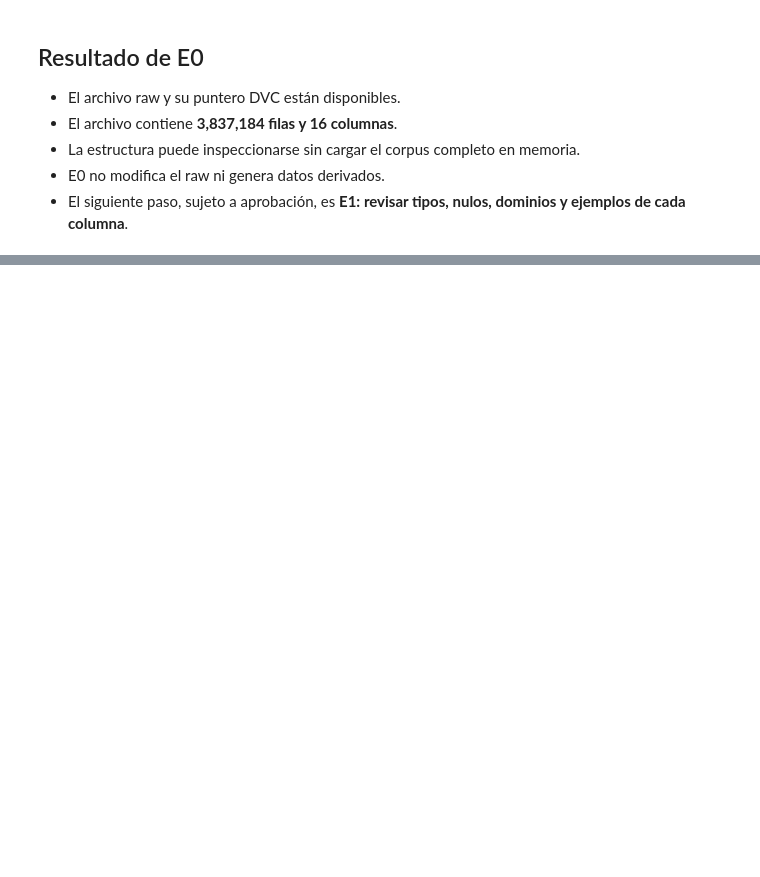
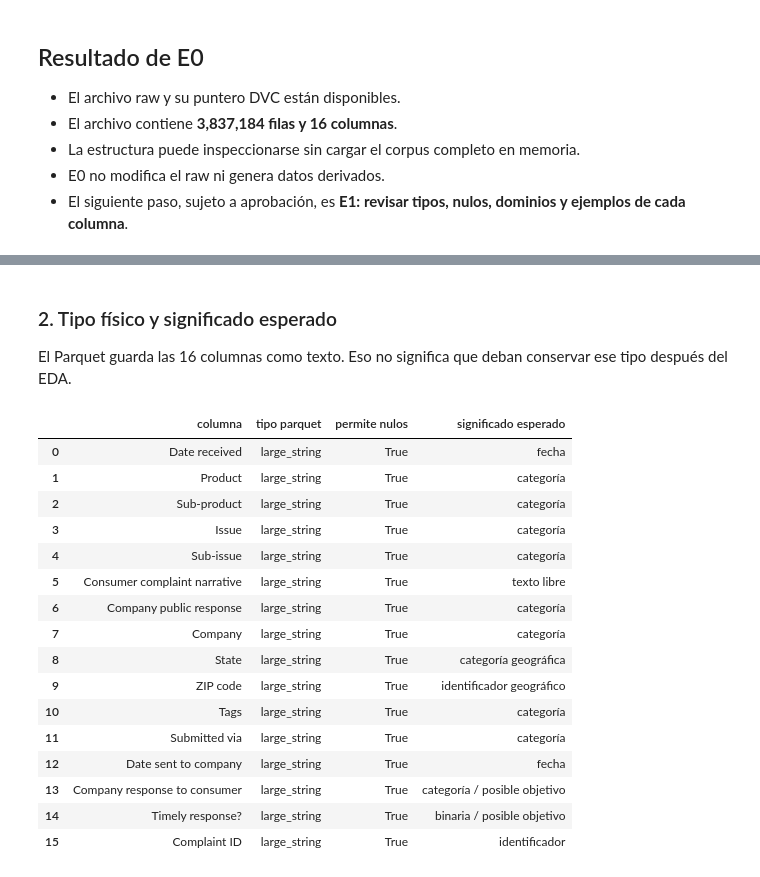
Before and after one commit to Codenid/capstone-claims-triage, a Jupyter notebook: notebooks/01_eda.ipynb, the cells around one changed output, grey strips where cells are left out. Cells and saved outputs as stored; diff of their text form; code cells hidden in the pictures; blank space fills up the shorter version.

Commit message:
Profile complaint schema

```diff
--- a/notebooks/01_eda.ipynb
+++ b/notebooks/01_eda.ipynb
@@ -146,0 +194,45 @@ display(sample.T)
+# %% [markdown]
+### 2. Tipo físico y significado esperado
+
+El Parquet guarda las 16 columnas como texto. Eso no significa que deban conservar ese tipo después del EDA.
+# %%
+semantic_types = {
+    "Date received": "fecha",
+    "Product": "categoría",
+    "Sub-product": "categoría",
+    "Issue": "categoría",
+    "Sub-issue": "categoría",
+    "Consumer complaint narrative": "texto libre",
+    "Company public response": "categoría",
+    "Company": "categoría",
+    "State": "categoría geográfica",
+    "ZIP code": "identificador geográfico",
+    "Tags": "categoría",
+    "Submitted via": "categoría",
+    "Date sent to company": "fecha",
+    "Company response to consumer": "categoría / posible objetivo",
+    "Timely response?": "binaria / posible objetivo",
+    "Complaint ID": "identificador",
+}
+
+type_table = schema_table.copy()
+type_table["significado esperado"] = type_table["columna"].map(semantic_types)
+display(type_table)
+# %% [output]
+|  | columna | tipo parquet | permite nulos | significado esperado |
+| 0 | Date received | large_string | True | fecha |
+| 1 | Product | large_string | True | categoría |
+| 2 | Sub-product | large_string | True | categoría |
+| 3 | Issue | large_string | True | categoría |
+| 4 | Sub-issue | large_string | True | categoría |
+| 5 | Consumer complaint narrative | large_string | True | texto libre |
+| 6 | Company public response | large_string | True | categoría |
+| 7 | Company | large_string | True | categoría |
+| 8 | State | large_string | True | categoría geográfica |
+| 9 | ZIP code | large_string | True | identificador geográfico |
+| 10 | Tags | large_string | True | categoría |
+| 11 | Submitted via | large_string | True | categoría |
+| 12 | Date sent to company | large_string | True | fecha |
+| 13 | Company response to consumer | large_string | True | categoría / posible objetivo |
+| 14 | Timely response? | large_string | True | binaria / posible objetivo |
+| 15 | Complaint ID | large_string | True | identificador |
```
Also changed, not shown: parts of 7 cells of this notebook, 2 other files.
